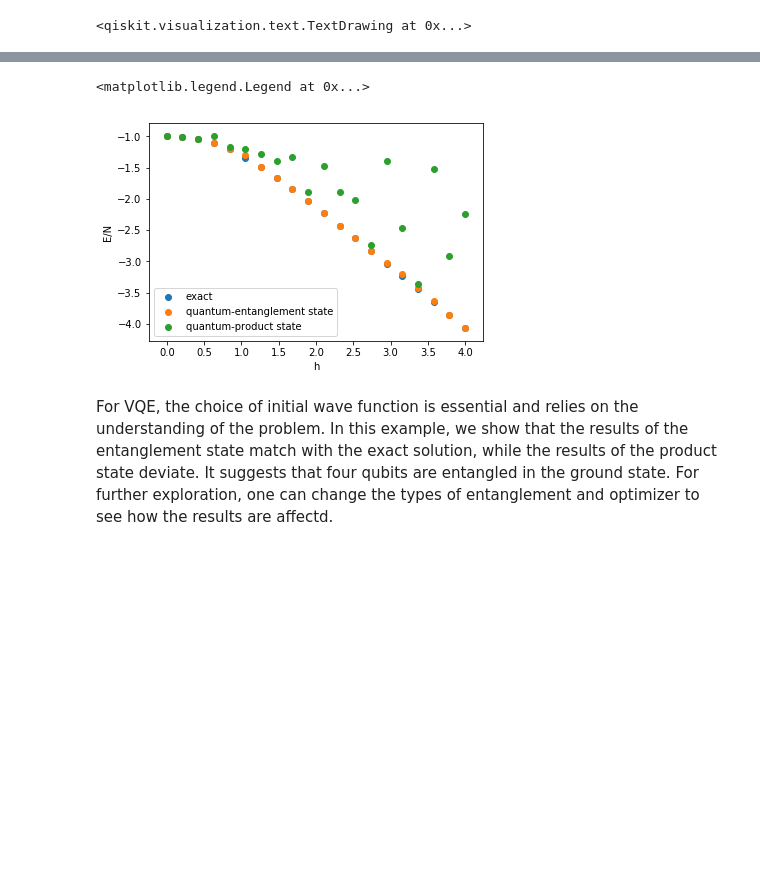
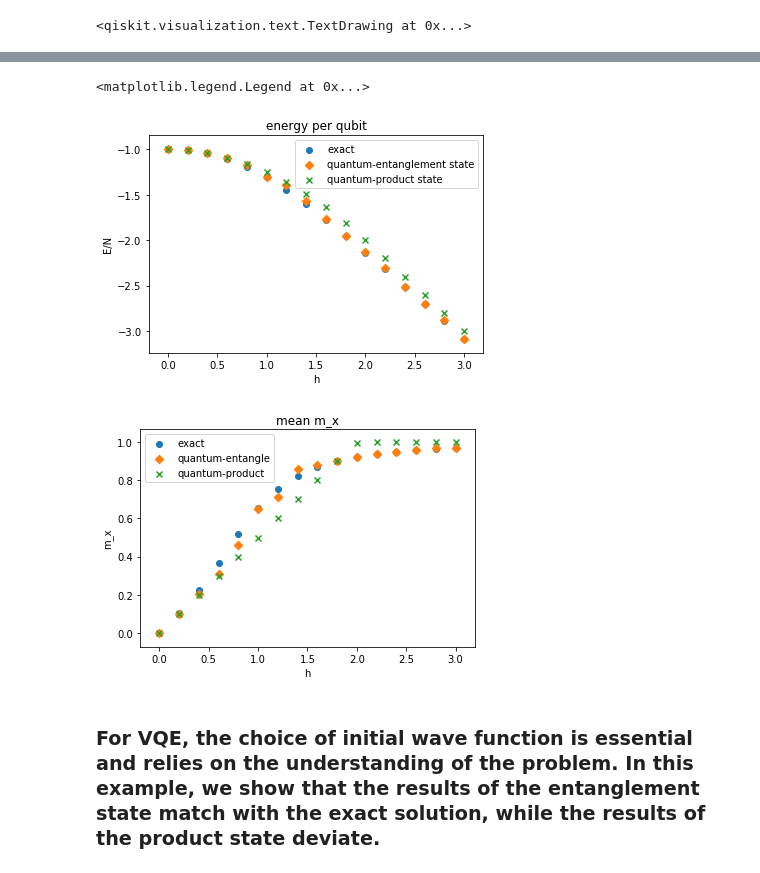
Before and after one commit to hchsu/quantumcomp, a Jupyter notebook: VQE_Ising.ipynb, the cells around one changed output, grey strips where cells are left out. Drawn from its saved outputs; the diff is of its cells as text; code cells hidden in the pictures; blank space fills up the shorter version.

Commit message:
[VQE_Ising]magnetization, converge steps

```diff
--- a/VQE_Ising.ipynb
+++ b/VQE_Ising.ipynb
@@ -57,12 +170,19 @@ def prepare_vqe(depth=3):
 # %%
+# compute VQE ground state energy by giving product state and entanglend state, respectively, as trial wave function
 q_prod_mine=[]
 q_ent_mine=[]
-for h in np.linspace(0,4,20):
-    ising_dict=contruct_hamiltonian_dict(h=h)
-    algo, quantum_instance=prepare_vqe(depth=0)
+q_ent_mx=[]
+q_prod_mx=[]
+g=-1
+h_array=np.linspace(0,3,16)
+for h in h_array:
+    ising_dict=contruct_hamiltonian_dict(g=g,h=h)
+    algo, quantum_instance=prepare_vqe(ising_dict=ising_dict, depth=0)
     result=algo.run(quantum_instance)
     q_prod_mine.append(result['energy'])
+    q_prod_mx.append(calc_expectation(result['min_vector'], mx_chain))
 
-    #algo, quantum_instance=prepare_vqe(depth=3)
-    #result=algo.run(quantum_instance)
-    #q_ent_mine.append(result['energy'])
+    algo, quantum_instance=prepare_vqe(ising_dict=ising_dict, depth=3)
+    result=algo.run(quantum_instance)
+    q_ent_mine.append(result['energy'])
+    q_ent_mx.append(calc_expectation(result['min_vector'], mx_chain))
@@ -97,23 +189,40 @@ IIIX=np.kron(II,IX)
 # %%
 # do direct diagonalization of the Hamiltonian to get exact ground state energy
 mine=[]
-for h in np.linspace(0,4,20):
-    H=g*(ZZII+IZZI+IIZZ+ZIIZ)+h*(XIII+IXII+IIXI+IIIX)
+mx=[]
+for h in h_array:
+    H=g*(ZZII+IZZI+IIZZ+ZIIZ)-h*(XIII+IXII+IIXI+IIIX)
     e=min(np.linalg.eigvals(H))
+    w,v=np.linalg.eig(H)
+    e=min(w)
+    idx=np.argmin(w)
+    min_vector=v[:,idx]
     mine.append(e)
+    mx.append(calc_expectation(min_vector, mx_chain))
 # %%
 # Finally, let's put all results together
 mine_=np.array(mine)/4
 q_ent_mine_=np.array(q_ent_mine)/4
 q_prod_mine_=np.array(q_prod_mine)/4
-plt.scatter(np.linspace(0,4,20), mine_, label='exact')
-plt.scatter(np.linspace(0,4,20), q_mine_, label='quantum-entanglement state')
-plt.scatter(np.linspace(0,4,20),q_prod_mine_, label='quantum-product state')
+plt.figure(1)
+plt.title('energy per qubit')
+plt.scatter(h_array, mine_, label='exact')
+plt.scatter(h_array, q_ent_mine_, label='quantum-entanglement state', marker='D')
+plt.scatter(h_array,q_prod_mine_, label='quantum-product state', marker='x')
 plt.xlabel('h')
 plt.ylabel('E/N')
 plt.legend()
+plt.figure(2)
+plt.title('mean m_x')
+plt.scatter(h_array, np.array(mx)/4, label='exact')
+plt.scatter(h_array, np.array(q_ent_mx)/4, label='quantum-entangle', marker='D')
+plt.scatter(h_array, np.array(q_prod_mx)/4, label='quantum-product', marker='x')
+plt.xlabel('h')
+plt.ylabel('m_x')
+plt.legend()
 # %% [output]
 <matplotlib.legend.Legend at 0x...>
-[figure, old version]
+[figure, new version]
+[figure, added]
 # %% [markdown]
-For VQE, the choice of initial wave function is essential and relies on the understanding of the problem. In this example, we show that the results of the entanglement state match with the exact solution, while the results of the product state deviate. It suggests that four qubits are entangled in the ground state. For further exploration, one can change the types of entanglement and optimizer to see how the results are affectd.
+### For VQE, the choice of initial wave function is essential and relies on the understanding of the problem. In this example, we show that the results of the entanglement state match with the exact solution, while the results of the product state deviate.
```
Also changed, not shown: parts of 18 cells of this notebook.
